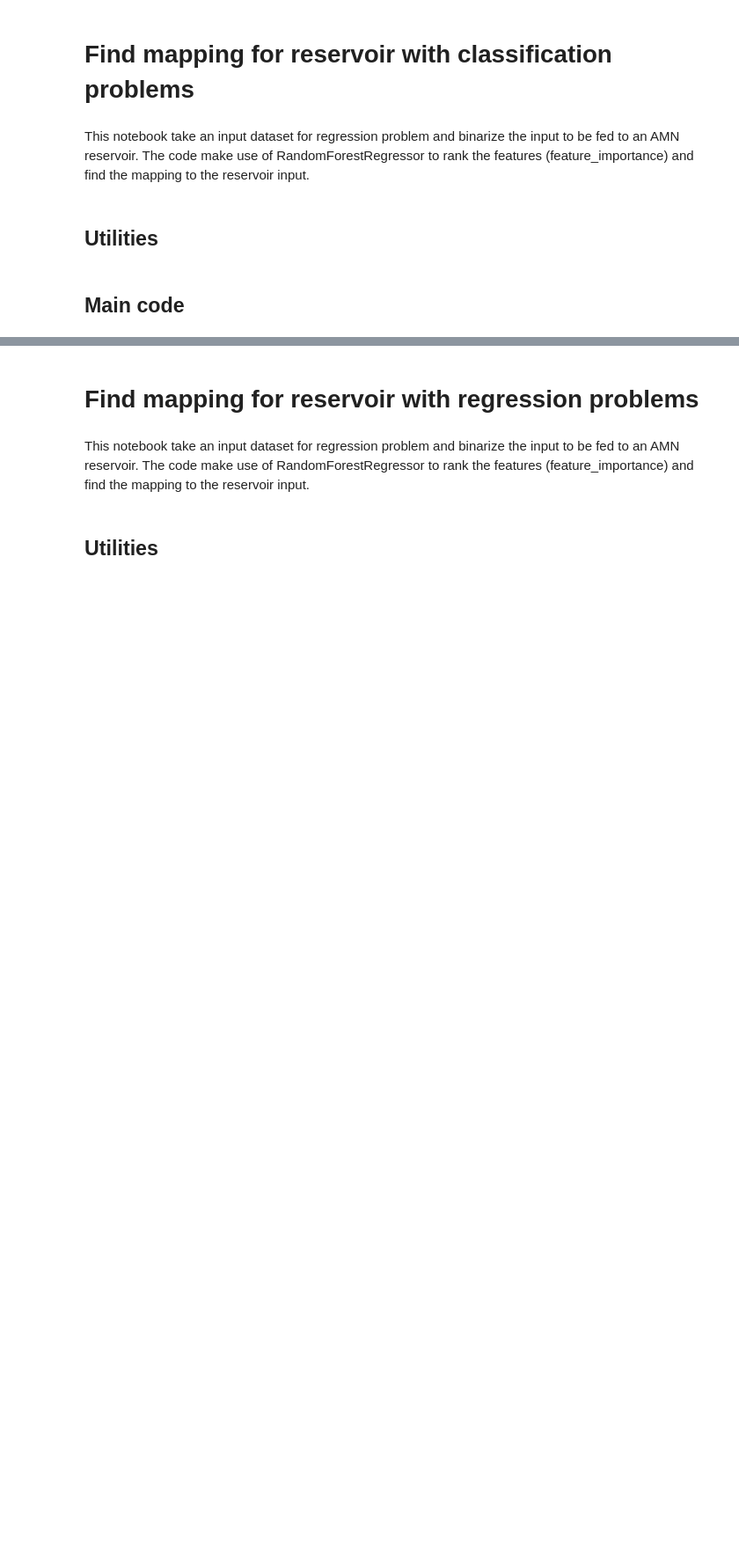
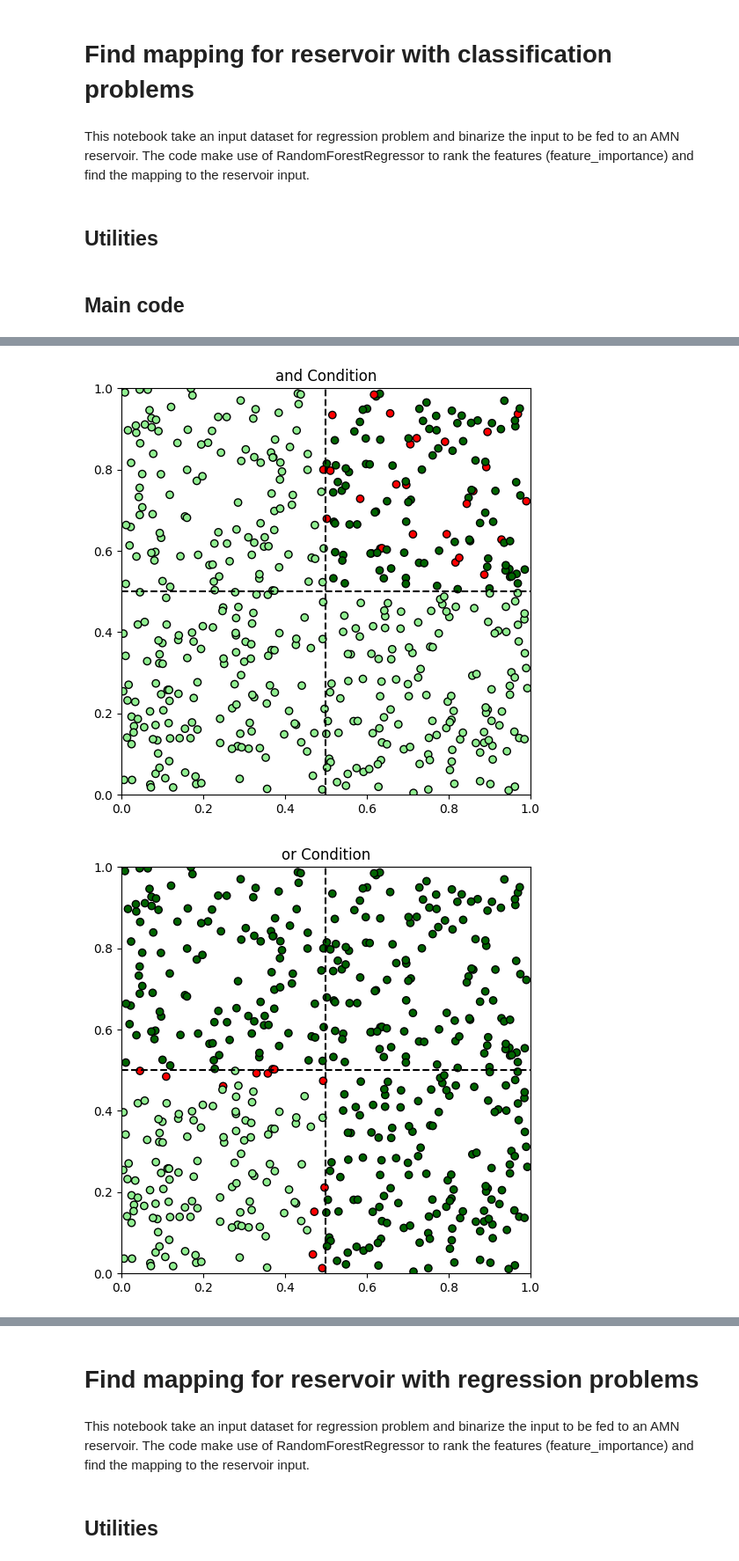
Before and after one commit to brsynth/reservoir, a Jupyter notebook: Fixed-prior.ipynb, the cells around one changed output, grey strips where cells are left out. Shown at 88% size. Drawn from its saved outputs; the diff is of its cells as text; code cells hidden in the pictures; blank space fills up the shorter version.

```diff
--- a/Fixed-prior.ipynb
+++ b/Fixed-prior.ipynb
@@ -194,0 +225,43 @@ problem  : [1, 25, 24, 18, 22, 12, 2, 9, 14, 16, 0, 11, 10, 8, 5, 26, 7, 6, 15,
+# %%
+# plotting results
+
+DIRECTORY = './'
+
+from Library.Build_Model import Neural_Model
+from Library.Utilities  import map_and_binarize_feature
+from Library.Build_Dataset import get_minmed_varmed_ko
+
+species = [
+    'e_coli_core', #0
+    'iEK1008',
+    'iIT341', #2
+    'iJN1463',
+    'iML1515', #4
+    'iMM904',
+    'iPC815', #6
+    'iYO844',
+    'iYS1720',
+    'iYS854', # 9
+    'iML1515EXP', #10
+]
+
+conditions = {
+    "and": generate_and_condition,
+    "or": generate_or_condition,
+    "linear": generate_linear_condition,
+    "triangle": generate_triangle_condition,
+    "xor": generate_xor_condition,
+    "checkerboard": generate_checkerboard,
+    "circle": generate_circle_condition,
+    "sine": generate_sine_wave_condition,
+    "concentric": generate_concentric_condition,
+    "dots": generate_two_dots_condition
+}
+
+for name, func in conditions.items():
+    filename = f'{DIRECTORY}Dataset_input/Dataset_classification/{name.lower()}_iML1515EXP_selective_obj.csv'
+    x, y_true, y_pred = load_dataset(filename)
+    plot_data(x[:,0], x[:,1], y_true, y_pred, f'{name} Condition')
+# %% [output]
+[figure, added]
+[figure, added]
```
Also changed, not shown: parts of 4 cells of this notebook, 1 other file.
